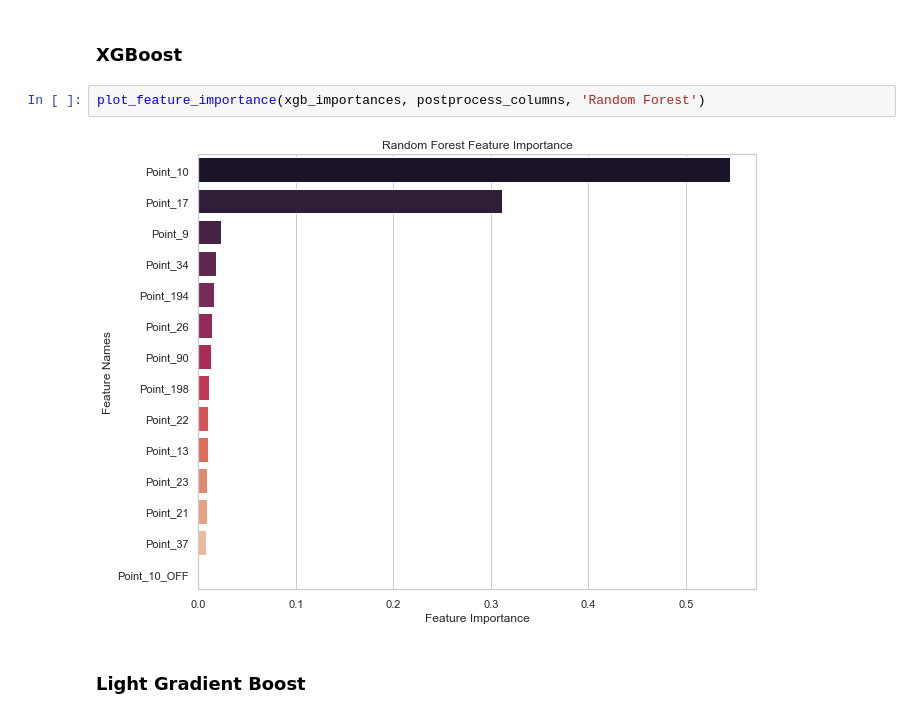
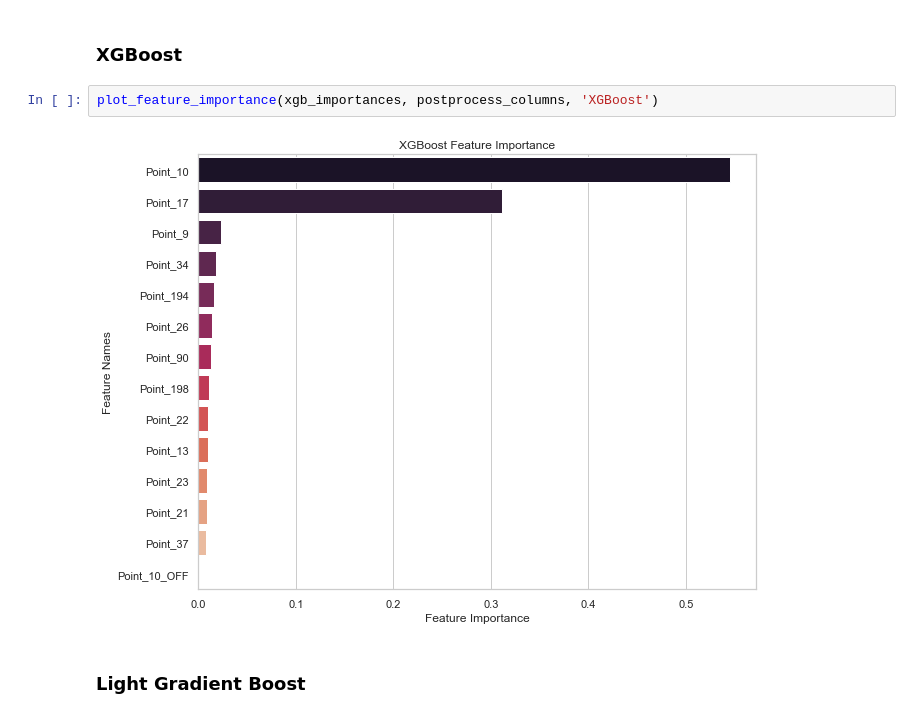
Before and after one commit to daylinepp/building_energy_modeling, a Jupyter notebook: modeling/supervised_learning.ipynb, the cells around one changed output. Saved outputs shown, nothing was run; the diff lists cells and outputs as text.

Commit message:
Final commit before presentation
Updated figures for feature importance, updated app layout, and README

```diff
--- a/modeling/supervised_learning.ipynb
+++ b/modeling/supervised_learning.ipynb
@@ -426,9 +426,9 @@ plot_feature_importance(gb_importances, postprocess_columns, 'Random Forest')
 # %% [markdown]
 ### XGBoost
 # %%
-plot_feature_importance(xgb_importances, postprocess_columns, 'Random Forest')
+plot_feature_importance(xgb_importances, postprocess_columns, 'XGBoost')
 # %% [output]
-[figure, old version]
+[figure, new version]
 # %% [markdown]
 ### Light Gradient Boost
 # %%
```
Also changed, not shown: parts of 4 cells of this notebook, 6 other files.
